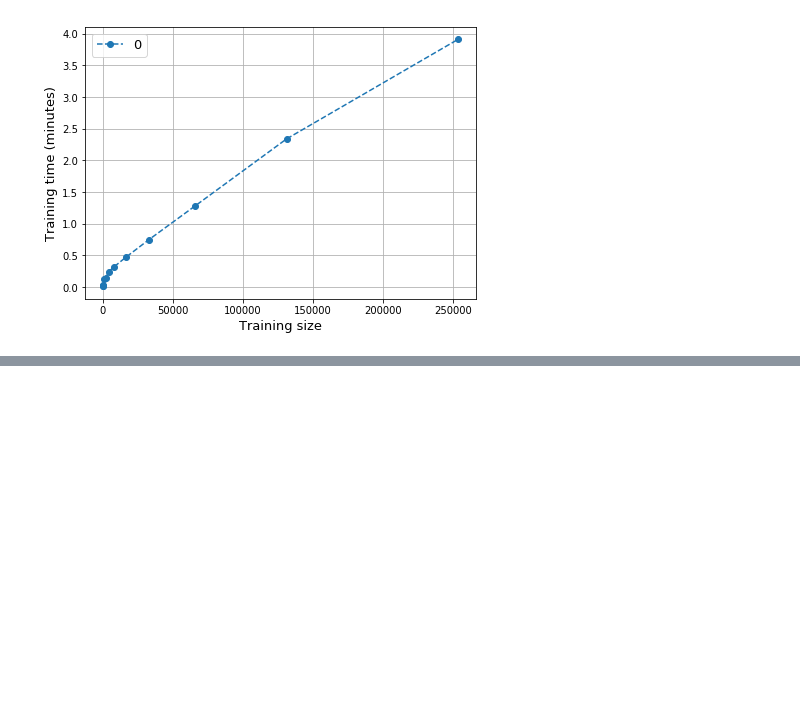
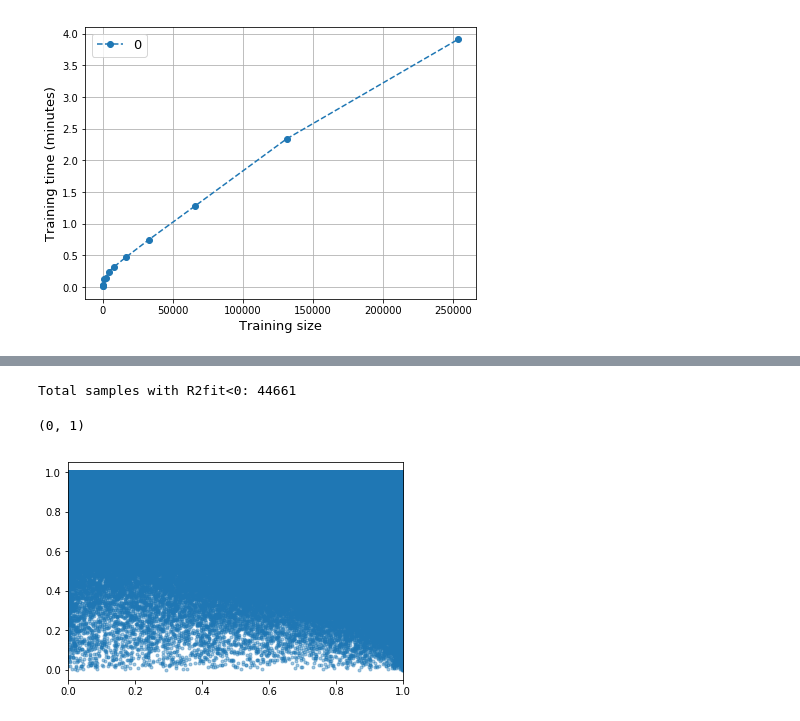
Before and after one commit to adpartin/LearningCurves, a Jupyter notebook: notebooks/sandbox.ipynb, the cells around one changed output, grey strips where cells are left out. Cells and saved outputs as stored; diff of their text form; code cells hidden in the pictures; blank space fills up the shorter version.

Commit message:
Data imputation; 1st attempt to filter on R2fit.

```diff
--- a/notebooks/sandbox.ipynb
+++ b/notebooks/sandbox.ipynb
@@ -66,0 +68,4 @@ datadir = Path('../top6_data_splits')
+# %%
+rsp = pd.read_csv(Path('../data/combined_single_response_agg'), sep='\t', engine='c', low_memory=False)
+print(rsp.shape)
+display(rsp[:2])
@@ -66,0 +77,15 @@ datadir = Path('../top6_data_splits')
+# %%
+# Some responses have very bad fit
+print('Total samples with R2fit<0:', rsp[rsp['R2fit']<0].shape[0])
+
+# Keep a subset of responses
+rsp = rsp[rsp['R2fit']>0]
+print(rsp.shape)
+# %% [output]
+Total samples with R2fit<0: 44661
+# %%
+plt.plot(rsp['R2fit'], rsp['AUC'], '.', alpha=0.4)
+# plt.xlim([0, 1])
+# %% [output]
+(0, 1)
+[figure, added]
```
Also changed, not shown: parts of 13 cells of this notebook, 7 other files.
